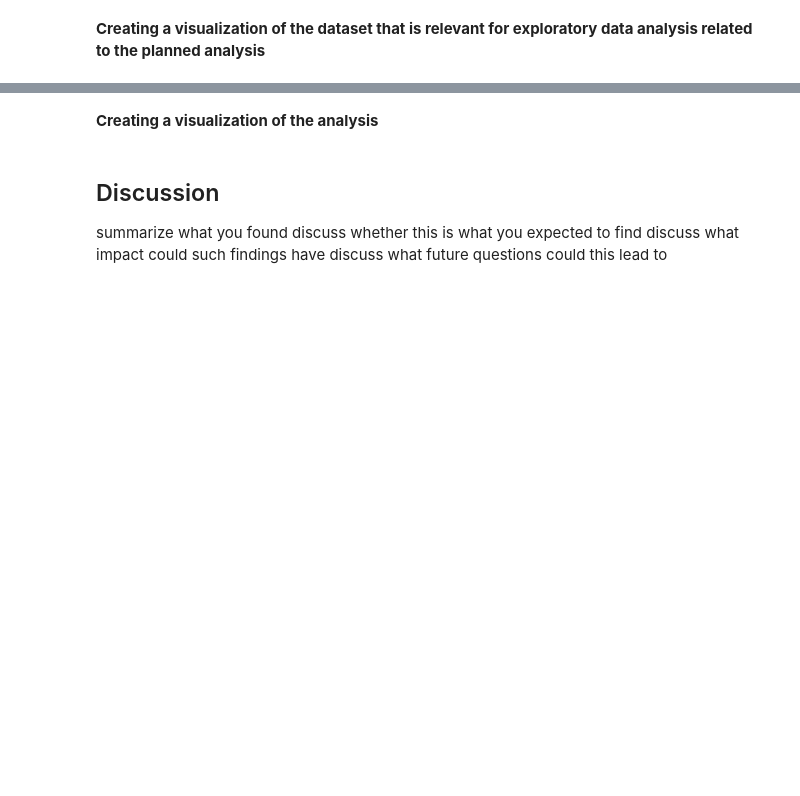
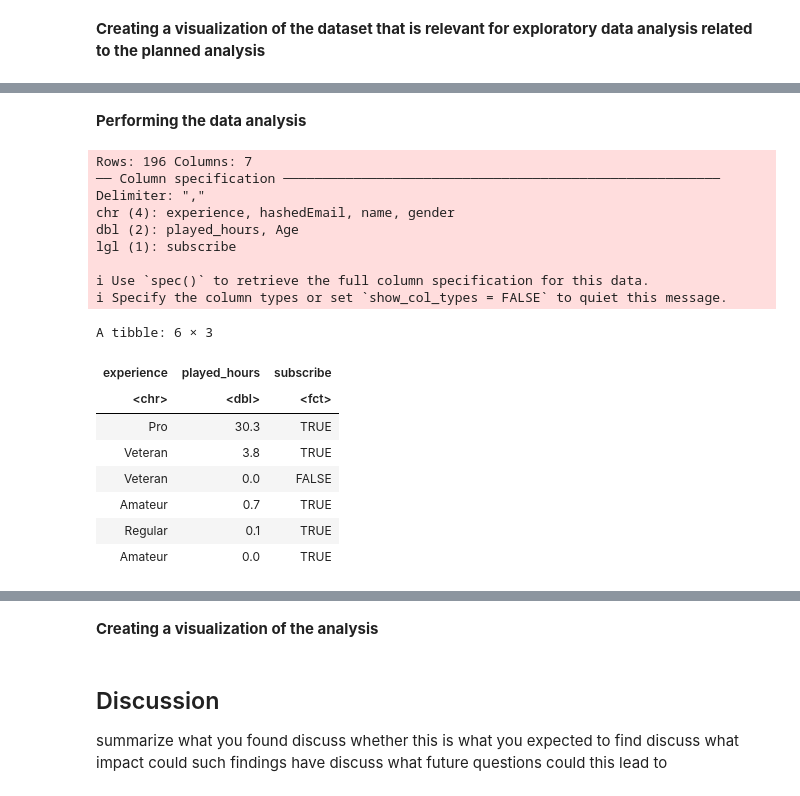
Before and after one commit to awu0521/Dsci-11, a Jupyter notebook: Final Project Report.ipynb, the cells around one changed output, grey strips where cells are left out. Cells and saved outputs as stored; diff of their text form; code cells hidden in the pictures; blank space fills up the shorter version.

```diff
--- a/Final Project Report.ipynb
+++ b/Final Project Report.ipynb
@@ -122,0 +145,35 @@ A tibble: 1 × 6
+# %% [markdown]
+**Performing the data analysis**
+# %%
+# reading in libraries
+library(tidyverse)
+library(tidymodels)
+
+# setting randomisation seed
+set.seed(4)
+
+# reading in data and wrangling, removing NA values to avoid issues with splitting data
+players <- read_csv("players.csv") |>
+    select(experience, played_hours, subscribe) |>
+    mutate(subscribe = as_factor(subscribe)) |>
+    filter(experience != "NA")
+head(players)
+# %% [output]
+Rows: 196 Columns: 7
+── Column specification ────────────────────────────────────────────────────────
+Delimiter: ","
+chr (4): experience, hashedEmail, name, gender
+dbl (2): played_hours, Age
+lgl (1): subscribe
+
+ℹ Use `spec()` to retrieve the full column specification for this data.
+ℹ Specify the column types or set `show_col_types = FALSE` to quiet this message.
+A tibble: 6 × 3
+| experience | played_hours | subscribe |
+| <chr> | <dbl> | <fct> |
+| Pro | 30.3 | TRUE |
+| Veteran | 3.8 | TRUE |
+| Veteran | 0.0 | FALSE |
+| Amateur | 0.7 | TRUE |
+| Regular | 0.1 | TRUE |
+| Amateur | 0.0 | TRUE |
```
Also changed, not shown: parts of 14 cells of this notebook.
